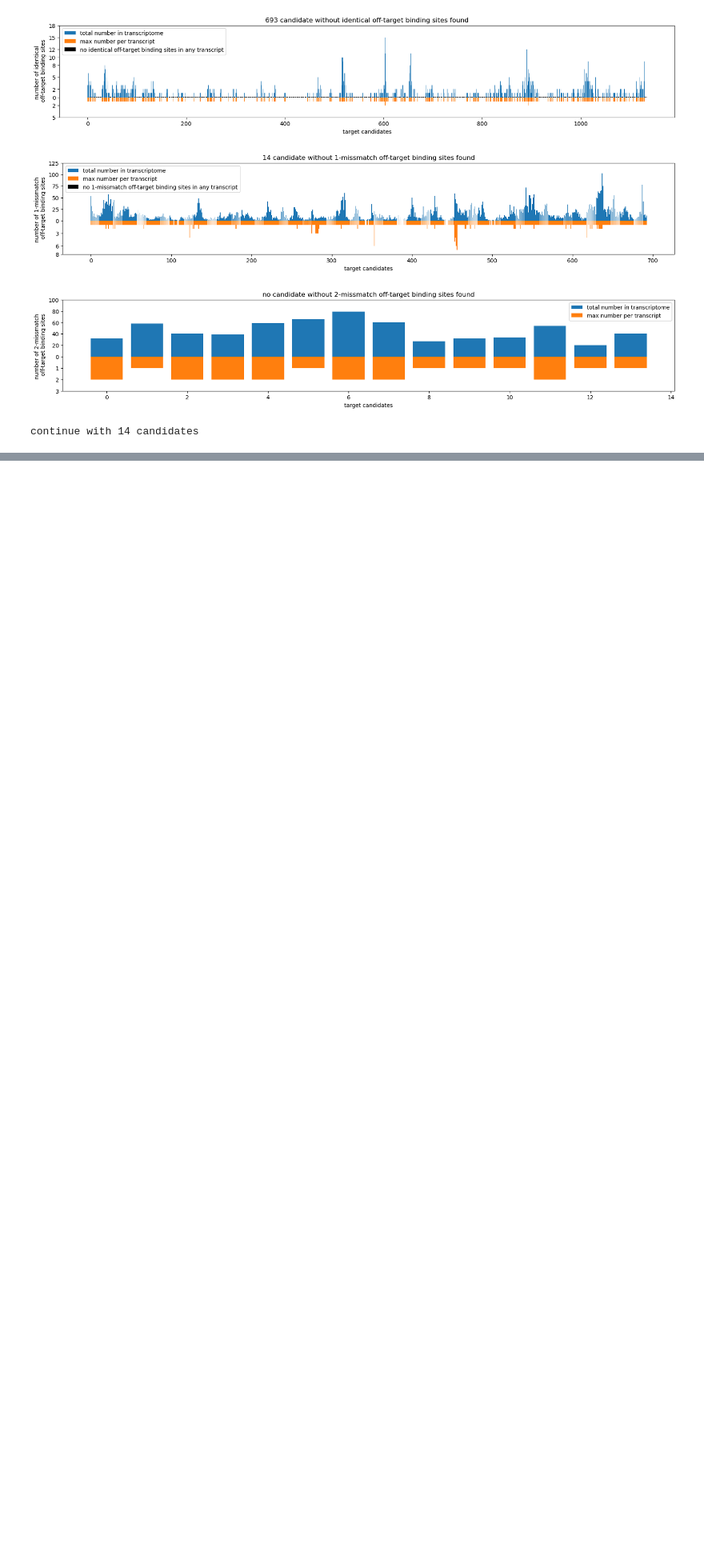
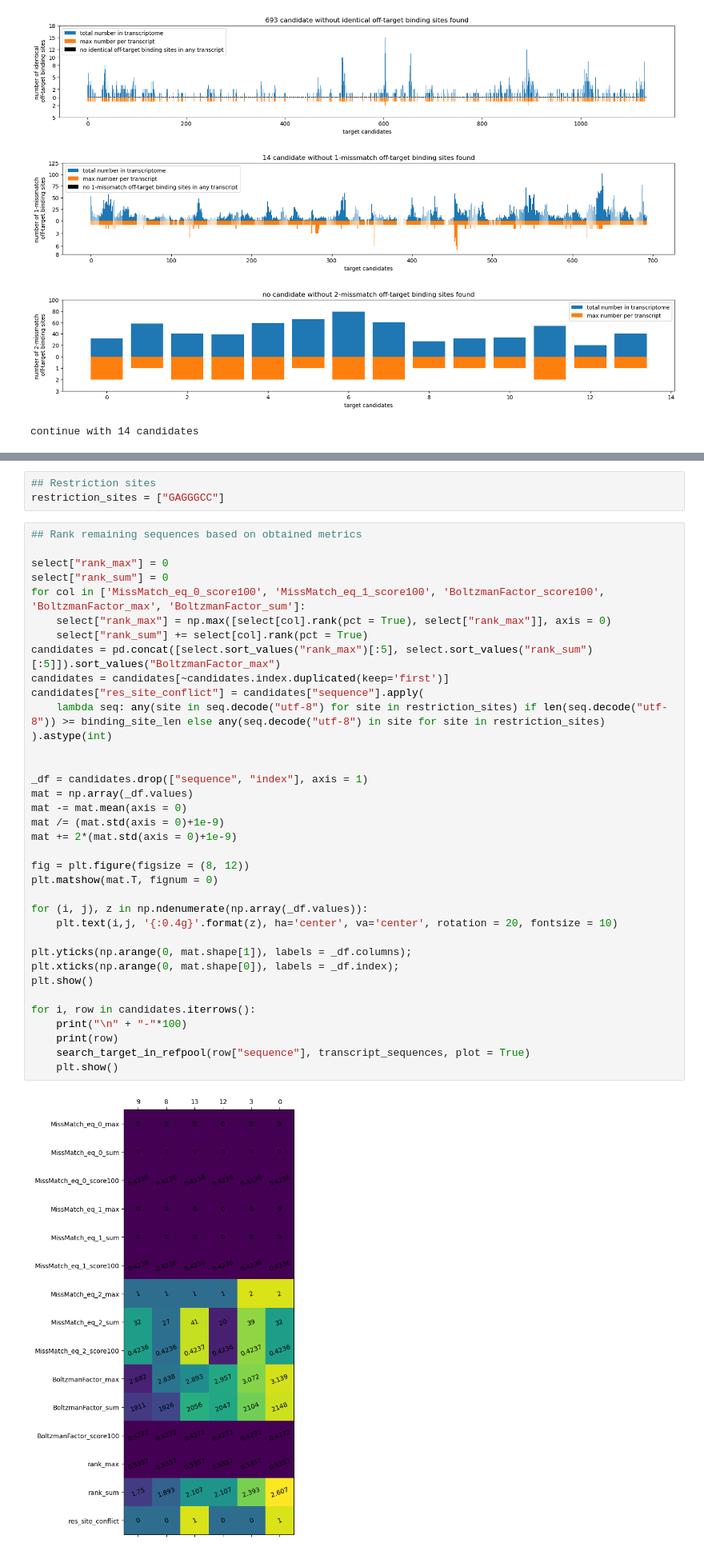
Before and after one commit to Q1vy/iGEM2025-TRAPS-Software-and-Modelling, a Jupyter notebook: target_search_main.ipynb, the cells around one changed output, grey strips where cells are left out. Shown at 80% size. Saved outputs shown, nothing was run; the diff lists cells and outputs as text; blank space fills up the shorter version.

Commit message:
added restriction site test on candidates

```diff
--- a/target_search_main.ipynb
+++ b/target_search_main.ipynb
@@ -385,0 +238,41 @@ Name: 0, dtype: object
+# %%
+## Restriction sites
+restriction_sites = ["GAGGGCC"]
+# %%
+## Rank remaining sequences based on obtained metrics
+
+select["rank_max"] = 0
+select["rank_sum"] = 0
+for col in ['MissMatch_eq_0_score100', 'MissMatch_eq_1_score100', 'BoltzmanFactor_score100', 'BoltzmanFactor_max', 'BoltzmanFactor_sum']:
+    select["rank_max"] = np.max([select[col].rank(pct = True), select["rank_max"]], axis = 0)
+    select["rank_sum"] += select[col].rank(pct = True)
+candidates = pd.concat([select.sort_values("rank_max")[:5], select.sort_values("rank_sum")[:5]]).sort_values("BoltzmanFactor_max")
+candidates = candidates[~candidates.index.duplicated(keep='first')]
+candidates["res_site_conflict"] = candidates["sequence"].apply(
+    lambda seq: any(site in seq.decode("utf-8") for site in restriction_sites) if len(seq.decode("utf-8")) >= binding_site_len else any(seq.decode("utf-8") in site for site in restriction_sites)
+).astype(int)
+
+
+_df = candidates.drop(["sequence", "index"], axis = 1)
+mat = np.array(_df.values)
+mat -= mat.mean(axis = 0)
+mat /= (mat.std(axis = 0)+1e-9)
+mat += 2*(mat.std(axis = 0)+1e-9)
+
+fig = plt.figure(figsize = (8, 12))
+plt.matshow(mat.T, fignum = 0)
+
+for (i, j), z in np.ndenumerate(np.array(_df.values)):
+    plt.text(i,j, '{:0.4g}'.format(z), ha='center', va='center', rotation = 20, fontsize = 10)
+
+plt.yticks(np.arange(0, mat.shape[1]), labels = _df.columns);
+plt.xticks(np.arange(0, mat.shape[0]), labels = _df.index);
+plt.show()
+
+for i, row in candidates.iterrows():
+    print("\n" + "-"*100)
+    print(row)
+    search_target_in_refpool(row["sequence"], transcript_sequences, plot = True)
+    plt.show()
+# %% [output]
+[figure, added]
```
Also changed, not shown: parts of 3 cells of this notebook.
